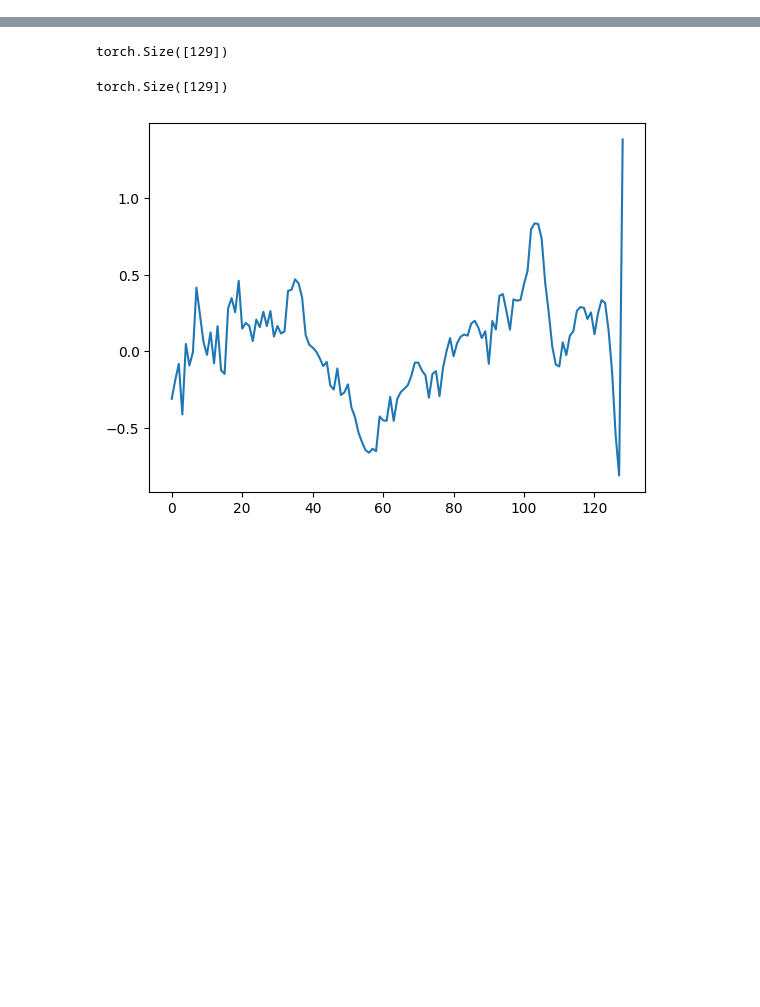
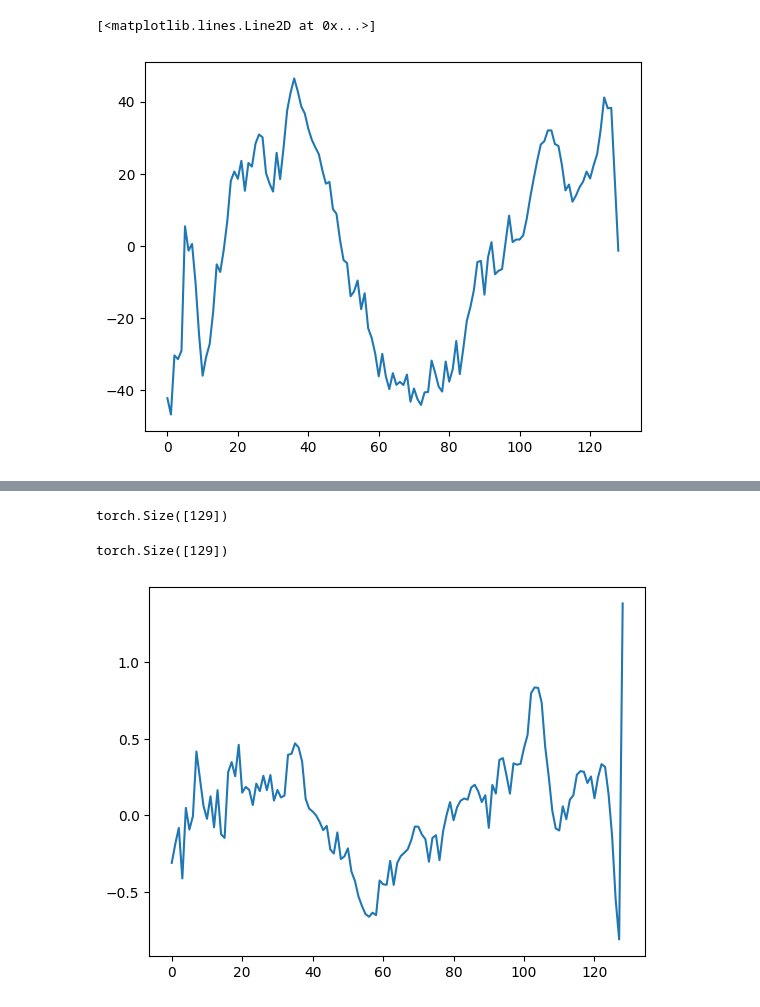
Before and after one commit to gatmiry/sort-llm, a Jupyter notebook: test-weights-tbyt-features.ipynb, the cells around one changed output, grey strips where cells are left out. Saved outputs shown, nothing was run; the diff lists cells and outputs as text; code cells hidden in the pictures; blank space fills up the shorter version.

```diff
--- a/test-weights-tbyt-features.ipynb
+++ b/test-weights-tbyt-features.ipynb
@@ -134,0 +149,19 @@ result is: tensor([[123,   6, 119, 105,   4,   4, 120,  86,  82,  79,  78,  78,
+# %%
+### manually changing the attention of some position in layer 0
+qweights, kweights, vweights = model.transformer.h[0].c_attn.c_attn.weight.split(model.config.n_embd, dim=0)
+
+pos35 = model.transformer.h[0].c_attn.c_proj(vweights @ model.transformer.h[0].ln_1(model.transformer.wte(idx)[0,35] + model.transformer.wpe(torch.arange(65).to(device))[0,35]))
+rawpos35 = model.transformer.wte(idx)[0,35] + model.transformer.wpe(torch.arange(65).to(device))[0,35]
+## position 9
+pos9 = model.transformer.h[0].c_attn.c_proj(vweights @ model.transformer.h[0].ln_1(model.transformer.wte(idx)[0,9] + model.transformer.wpe(torch.arange(65).to(device))[0,9]))
+## position 22
+pos22 = model.transformer.h[0].c_attn.c_proj(vweights @ model.transformer.h[0].ln_1(model.transformer.wte(idx)[0,22] + model.transformer.wpe(torch.arange(65).to(device))[0,22]))
+## position 27
+pos27 = model.transformer.h[0].c_attn.c_proj(vweights @ model.transformer.h[0].ln_1(model.transformer.wte(idx)[0,27] + model.transformer.wpe(torch.arange(65).to(device))[0,27]))
+x1 = rawpos35 + 0.33 * pos27 + 0.33 * pos22 + 0.33 * pos9
+x2 = model.transformer.h[0].c_fc(model.transformer.h[0].ln_2(x1)) + x1
+x3 = model.transformer.h[1].c_fc(model.transformer.h[1].ln_2(x2)) + x2
+plt.plot(model.lm_head(x3).detach().numpy())
+# %% [output]
+[<matplotlib.lines.Line2D at 0x...>]
+[figure, added]
```
Also changed, not shown: parts of 8 cells of this notebook, 3 other files.
